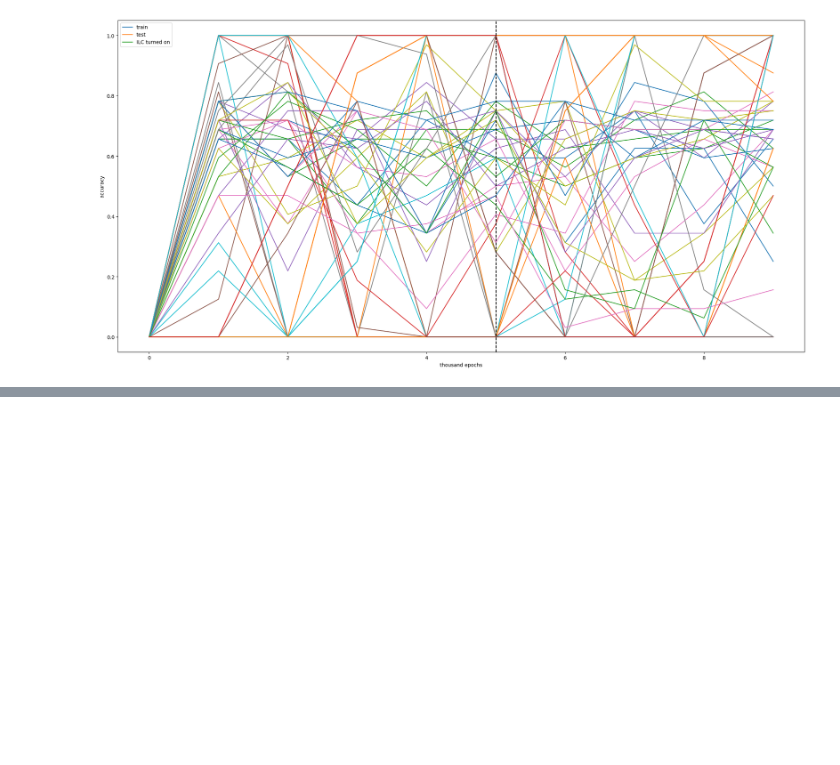
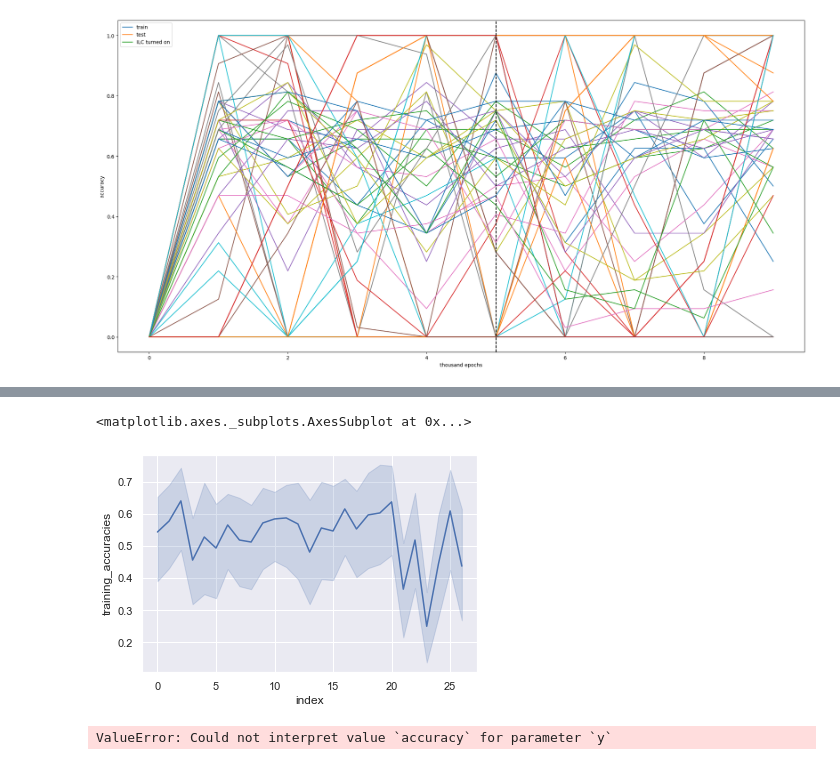
Before and after one commit to scspinney/pgm-fmri, a Jupyter notebook: Plot_MRI.ipynb, the cells around one changed output, grey strips where cells are left out. Drawn from its saved outputs; the diff is of its cells as text; code cells hidden in the pictures; blank space fills up the shorter version.

Commit message:
add sns plot

```diff
--- a/Plot_MRI.ipynb
+++ b/Plot_MRI.ipynb
@@ -147,0 +145,2 @@ df
+# %%
+edf = df.explode('training_accuracies')
@@ -149,0 +159,4 @@ import seaborn as sn
+# %%
+edf.index.name = 'index'
+# %%
+edf['training_accuracies'] = edf['training_accuracies'].astype(float)
@@ -149,0 +183,34 @@ import seaborn as sn
+# %%
+sn.lineplot(data=edf, x='index', y='training_accuracies')
+# %% [output]
+<matplotlib.axes._subplots.AxesSubplot at 0x...>
+[figure, added]
+# %%
+fig, axes = plt.subplots(1, 1, figsize=(20, 10), dpi=100, facecolor='w', edgecolor='k')
+
+num=0
+for i, experiment in enumerate(data):
+  num += 1
+#   axes.plot(np.arange(len(experiment['training_accuracies'][0])), experiment['training_accuracies'][0])
+#   axes.plot(np.arange(len(experiment['testing_accuracies'][0])), experiment['testing_accuracies'][0])
+  sn.lineplot(data=df.training_accuracies, x="epochs", y="accuracy")
+#   sn.pointplot(ax=axes, x=training_accuracies, y=training_accuracies, data=df, hue='region')
+
+
+  one = experiment['thresh']
+  two = experiment['l1']
+  three = experiment['l2']
+#   axes.set_title('ILC Regularization, Agreement Threshold={}, l1 coefficient={}, l2 coefficient={}'.format(one,two,three),{'fontsize': 8})
+#   axes.legend(('train', 'test', 'ILC turned on'))
+#   axes.set_xlabel('thousand epochs')
+#   axes.set_ylabel('accuracy')
+
+#   plt.suptitle('ILC Regularization, Agreement Threshold={}, l1 coefficient={}, l2 coefficient={}'.format(one,two,three))
+
+# plt.savefig(f'{num}.png')
+sn.axvline(x=5, color='k', linestyle='--')
+plt.tight_layout()
+plt.savefig('results.png')
+plt.show()
+# %% [output]
+ValueError: Could not interpret value `accuracy` for parameter `y`
```
Also changed, not shown: parts of 10 cells of this notebook.
